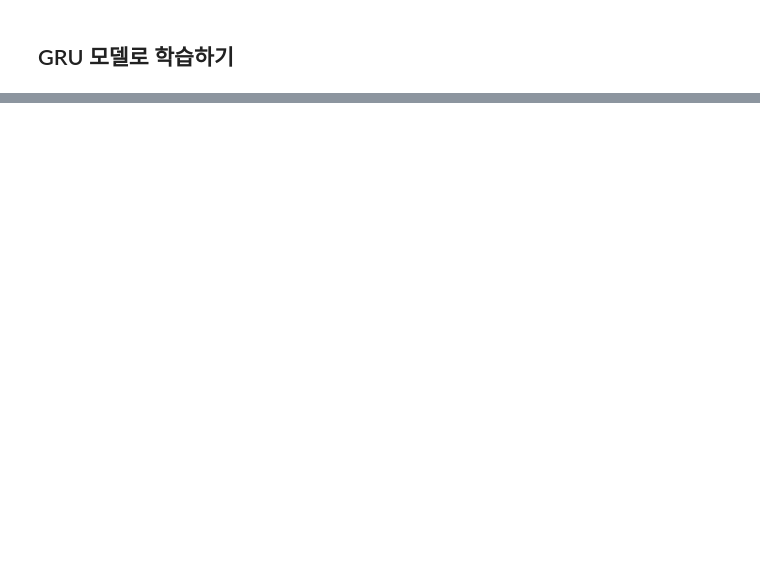
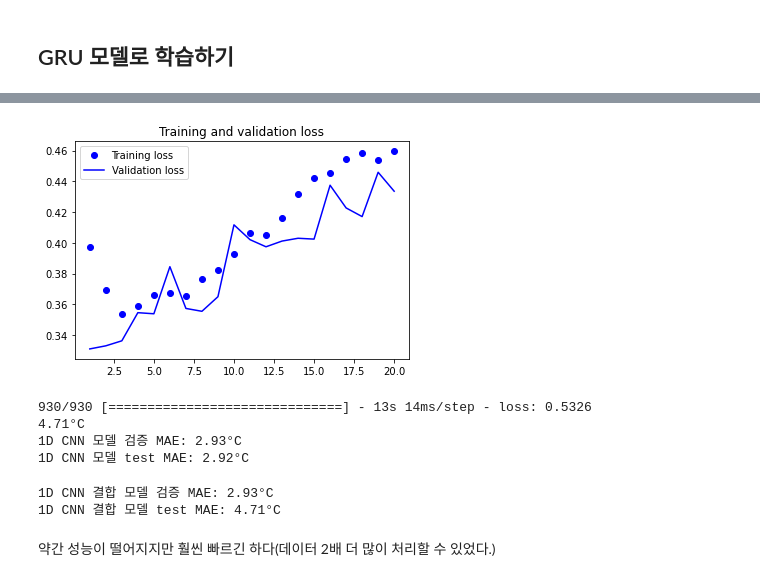
Before and after one commit to youngeun1207/keras, a Jupyter notebook: RNN_exr/GRU_jena_climate.ipynb, the cells around one changed output, grey strips where cells are left out. Drawn from its saved outputs; the diff is of its cells as text; code cells hidden in the pictures; blank space fills up the shorter version.

Commit message:
1D conv + GRU model로 학습

```diff
--- a/RNN_exr/GRU_jena_climate.ipynb
+++ b/RNN_exr/GRU_jena_climate.ipynb
@@ -213,0 +334,17 @@ print("%.2f°C" %(std[1]*score))
+# %%
+model = Sequential()
+model.add(layers.Conv1D(32, 5, activation='relu',
+                        input_shape=(None, float_data.shape[-1])))
+model.add(layers.MaxPooling1D(3))
+model.add(layers.Conv1D(32, 5, activation='relu'))
+model.add(layers.GRU(32))
+model.add(layers.Dense(1))
+
+model.summary()
+
+model.compile(optimizer=RMSprop(), loss='mae')
+history = model.fit_generator(train_gen,
+                              steps_per_epoch=500,
+                              epochs=20,
+                              validation_data=val_gen,
+                              validation_steps=val_steps)
@@ -213,0 +391,33 @@ print("%.2f°C" %(std[1]*score))
+# %%
+loss = history.history['loss']
+val_loss = history.history['val_loss']
+
+epochs = range(1, len(loss) + 1)
+
+plt.figure()
+
+plt.plot(epochs, loss, 'bo', label='Training loss')
+plt.plot(epochs, val_loss, 'b', label='Validation loss')
+plt.title('Training and validation loss')
+plt.legend()
+
+plt.show()
+# %% [output]
+[figure, added]
+# %%
+score3 = model.evaluate_generator(test_gen,
+                                 steps=test_steps,
+                                 verbose=1)
+# %% [output]
+930/930 [==============================] - 13s 14ms/step - loss: 0.5326
+4.71°C
+1D CNN 모델 검증 MAE: 2.93°C
+1D CNN 모델 test MAE: 2.92°C
+# %%
+print("1D CNN 결합 모델 검증 MAE: %.2f°C" %(std[1]*np.min(val_loss)))
+print("1D CNN 결합 모델 test MAE: %.2f°C" %(std[1]*score3))
+# %% [output]
+1D CNN 결합 모델 검증 MAE: 2.93°C
+1D CNN 결합 모델 test MAE: 4.71°C
+# %% [markdown]
+약간 성능이 떨어지지만 훨씬 빠르긴 하다(데이터 2배 더 많이 처리할 수 있었다.)
```
Also changed, not shown: parts of 20 cells of this notebook, 1 other file.
